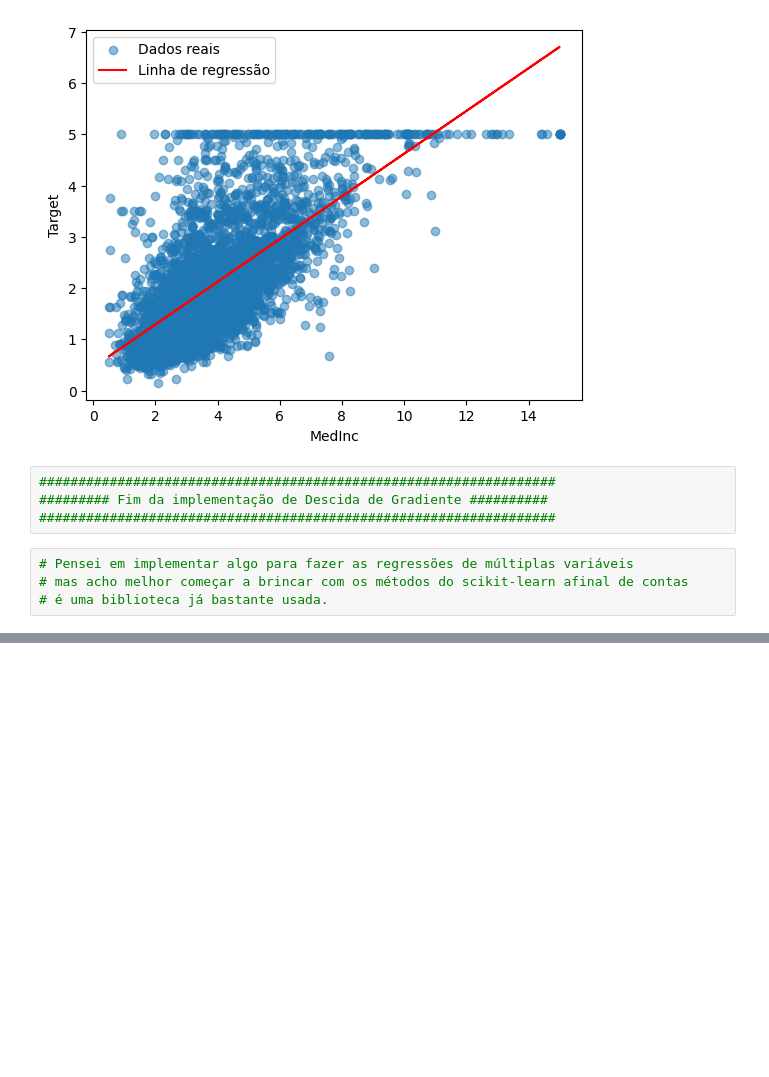
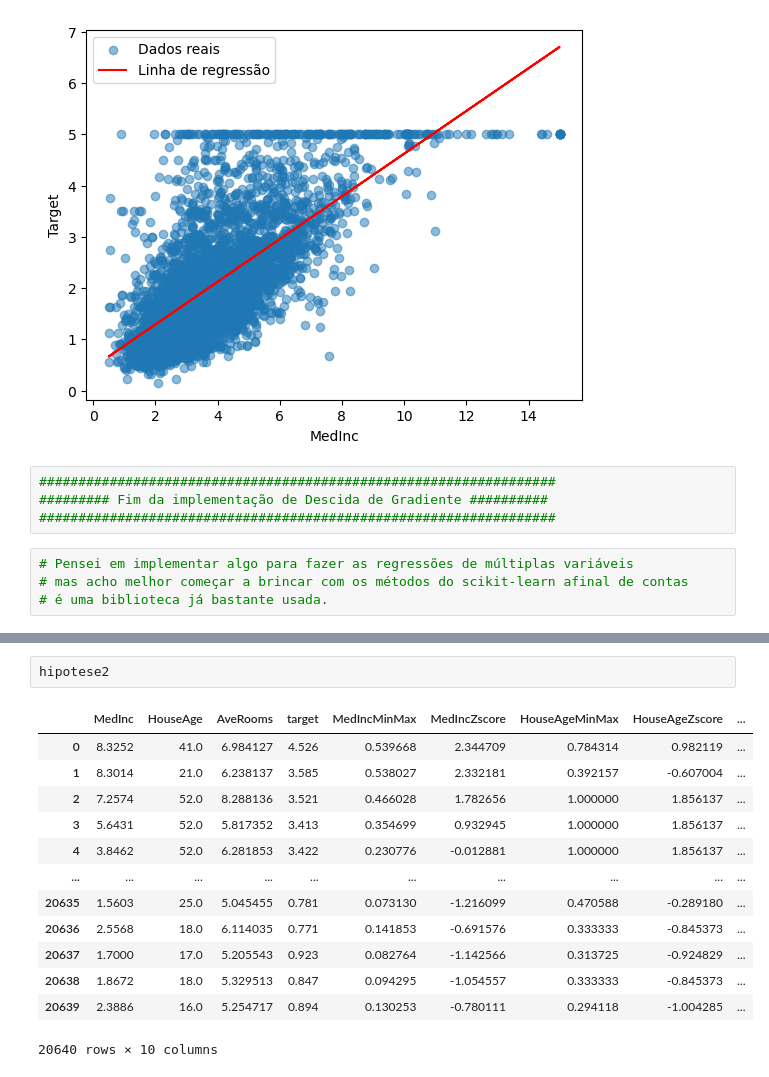
Before and after one commit to JeanBR1993/estudosML, a Jupyter notebook: estudoML.ipynb, the cells around one changed output, grey strips where cells are left out. Drawn from its saved outputs; the diff is of its cells as text; blank space fills up the shorter version.

```diff
--- a/estudoML.ipynb
+++ b/estudoML.ipynb
@@ -240,0 +255,16 @@ plt.show()
+# %%
+hipotese2
+# %% [output]
+|  | MedInc | HouseAge | AveRooms | target | MedIncMinMax | MedIncZscore | HouseAgeMinMax | HouseAgeZscore | ... |
+| 0 | 8.3252 | 41.0 | 6.984127 | 4.526 | 0.539668 | 2.344709 | 0.784314 | 0.982119 | ... |
+| 1 | 8.3014 | 21.0 | 6.238137 | 3.585 | 0.538027 | 2.332181 | 0.392157 | -0.607004 | ... |
+| 2 | 7.2574 | 52.0 | 8.288136 | 3.521 | 0.466028 | 1.782656 | 1.000000 | 1.856137 | ... |
+| 3 | 5.6431 | 52.0 | 5.817352 | 3.413 | 0.354699 | 0.932945 | 1.000000 | 1.856137 | ... |
+| 4 | 3.8462 | 52.0 | 6.281853 | 3.422 | 0.230776 | -0.012881 | 1.000000 | 1.856137 | ... |
+| ... | ... | ... | ... | ... | ... | ... | ... | ... | ... |
+| 20635 | 1.5603 | 25.0 | 5.045455 | 0.781 | 0.073130 | -1.216099 | 0.470588 | -0.289180 | ... |
+| 20636 | 2.5568 | 18.0 | 6.114035 | 0.771 | 0.141853 | -0.691576 | 0.333333 | -0.845373 | ... |
+| 20637 | 1.7000 | 17.0 | 5.205543 | 0.923 | 0.082764 | -1.142566 | 0.313725 | -0.924829 | ... |
+| 20638 | 1.8672 | 18.0 | 5.329513 | 0.847 | 0.094295 | -1.054557 | 0.333333 | -0.845373 | ... |
+| 20639 | 2.3886 | 16.0 | 5.254717 | 0.894 | 0.130253 | -0.780111 | 0.294118 | -1.004285 | ... |
+20640 rows × 10 columns
```
Also changed, not shown: parts of 7 cells of this notebook, 1 other file.
